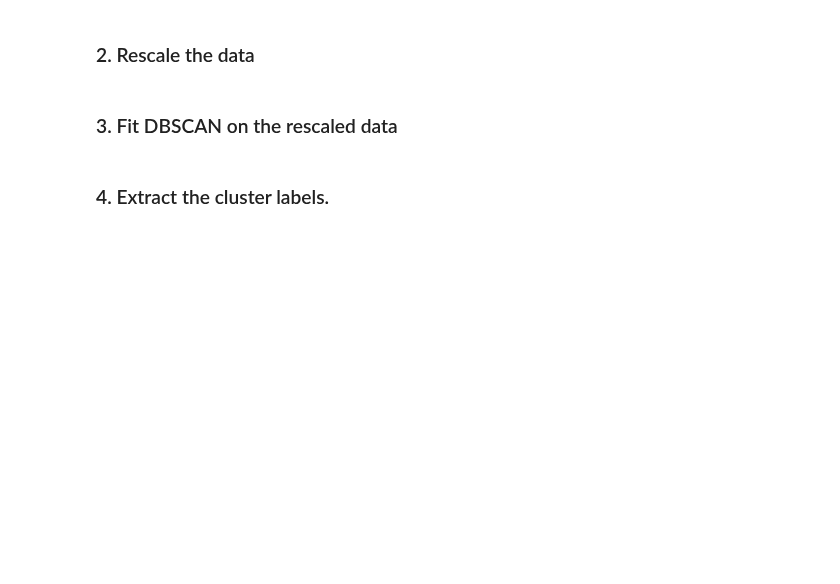
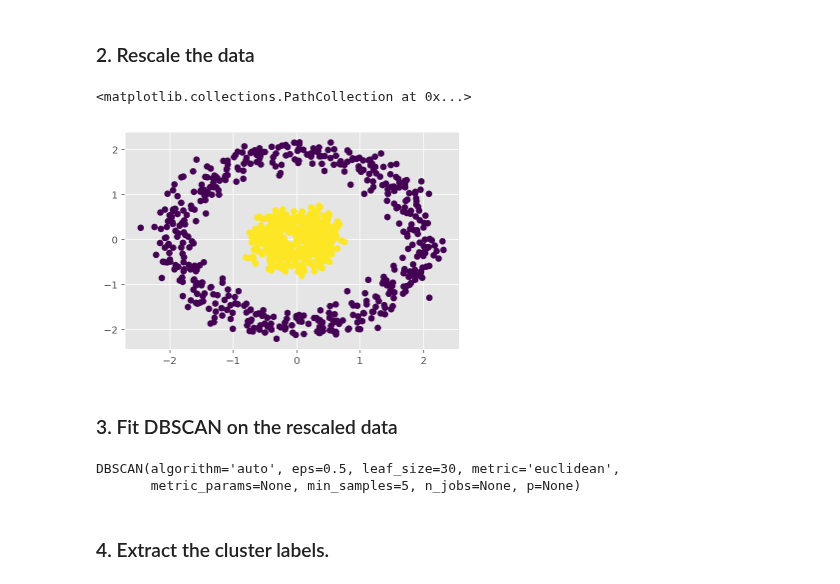
Before and after one commit to a3o1m2/DSI11-lessons, a Jupyter notebook: week07/day4_dbscan_clustering/clustering-labs/dbscan-circles-startercode.ipynb, the cells around one changed output. Cells and saved outputs as stored; diff of their text form; code cells hidden in the pictures; blank space fills up the shorter version.

```diff
--- a/week07/day4_dbscan_clustering/clustering-labs/dbscan-circles-startercode.ipynb
+++ b/week07/day4_dbscan_clustering/clustering-labs/dbscan-circles-startercode.ipynb
@@ -43,6 +51,20 @@ circles_X, circles_y = make_circles(n_samples=1000, random_state=123, noise=0.1,
 # %% [markdown]
 ### 2. Rescale the data
+# %%
+scaler = StandardScaler()
+circles_Xs = scaler.fit_transform(circles_X)
+# %%
+plt.scatter(circles_Xs[:,0],circles_Xs[:,1],c=circles_y)
+# %% [output]
+<matplotlib.collections.PathCollection at 0x...>
+[figure, added]
 # %% [markdown]
 ### 3. Fit DBSCAN on the rescaled data
+# %%
+dbscan = DBSCAN(eps=0.5, min_samples=5)
+dbscan.fit(circles_Xs)
+# %% [output]
+DBSCAN(algorithm='auto', eps=0.5, leaf_size=30, metric='euclidean',
+       metric_params=None, min_samples=5, n_jobs=None, p=None)
 # %% [markdown]
 ### 4. Extract the cluster labels.
```
Also changed, not shown: parts of 13 cells of this notebook, 13 other files.
